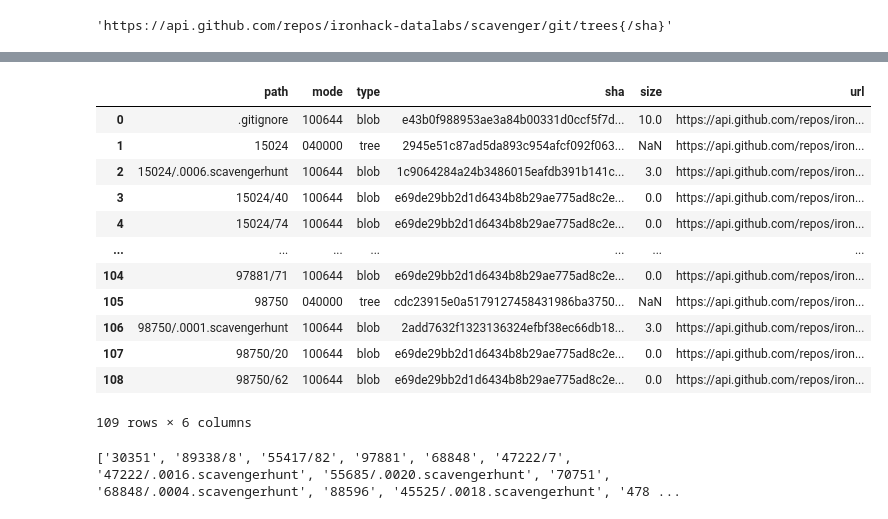
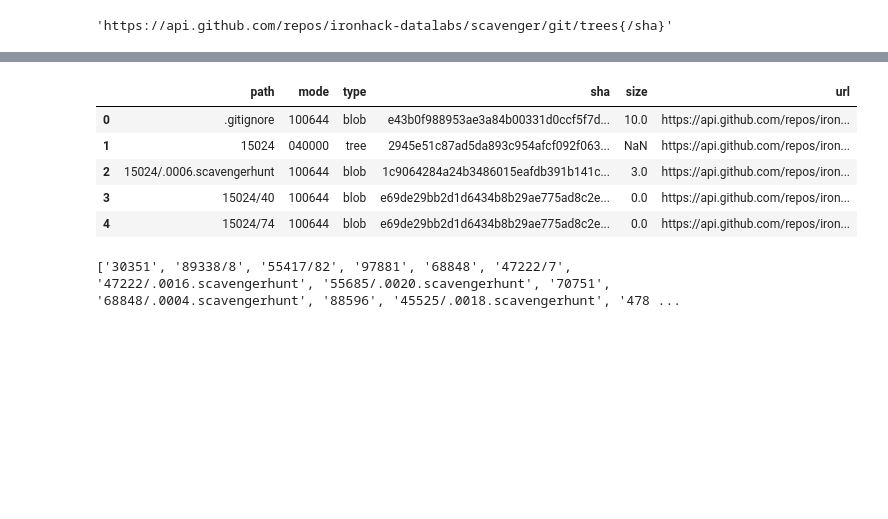
Before and after one commit to Ironhack-Data-Madrid-Enero-2022/lab-api-scavenger-game, a Jupyter notebook: your-code/challenge-3.ipynb, the cells around one changed output, grey strips where cells are left out. Saved outputs shown, nothing was run; the diff lists cells and outputs as text; code cells hidden in the pictures; blank space fills up the shorter version.

```diff
--- a/your-code/challenge-3.ipynb
+++ b/your-code/challenge-3.ipynb
@@ -73,21 +74,14 @@ web2.json()
 solucion=web2.json()['tree']
 # %%
 data=pd.DataFrame(solucion)
-data
+data.head(5)
 # %% [output]
 |  | path | mode | type | sha | size | url |
 | 0 | .gitignore | 100644 | blob | e43b0f988953ae3a84b00331d0ccf5f7d... | 10.0 | https://api.github.com/repos/iron... |
 | 1 | 15024 | 040000 | tree | 2945e51c87ad5da893c954afcf092f063... | NaN | https://api.github.com/repos/iron... |
 | 2 | 15024/.0006.scavengerhunt | 100644 | blob | 1c9064284a24b3486015eafdb391b141c... | 3.0 | https://api.github.com/repos/iron... |
 | 3 | 15024/40 | 100644 | blob | e69de29bb2d1d6434b8b29ae775ad8c2e... | 0.0 | https://api.github.com/repos/iron... |
 | 4 | 15024/74 | 100644 | blob | e69de29bb2d1d6434b8b29ae775ad8c2e... | 0.0 | https://api.github.com/repos/iron... |
-| ... | ... | ... | ... | ... | ... | ... |
-| 104 | 97881/71 | 100644 | blob | e69de29bb2d1d6434b8b29ae775ad8c2e... | 0.0 | https://api.github.com/repos/iron... |
-| 105 | 98750 | 040000 | tree | cdc23915e0a5179127458431986ba3750... | NaN | https://api.github.com/repos/iron... |
-| 106 | 98750/.0001.scavengerhunt | 100644 | blob | 2add7632f1323136324efbf38ec66db18... | 3.0 | https://api.github.com/repos/iron... |
-| 107 | 98750/20 | 100644 | blob | e69de29bb2d1d6434b8b29ae775ad8c2e... | 0.0 | https://api.github.com/repos/iron... |
-| 108 | 98750/62 | 100644 | blob | e69de29bb2d1d6434b8b29ae775ad8c2e... | 0.0 | https://api.github.com/repos/iron... |
-109 rows × 6 columns
 # %%
 lista_path=data["path"]
 seta=set(lista_path)
```
Also changed, not shown: parts of 14 cells of this notebook.
